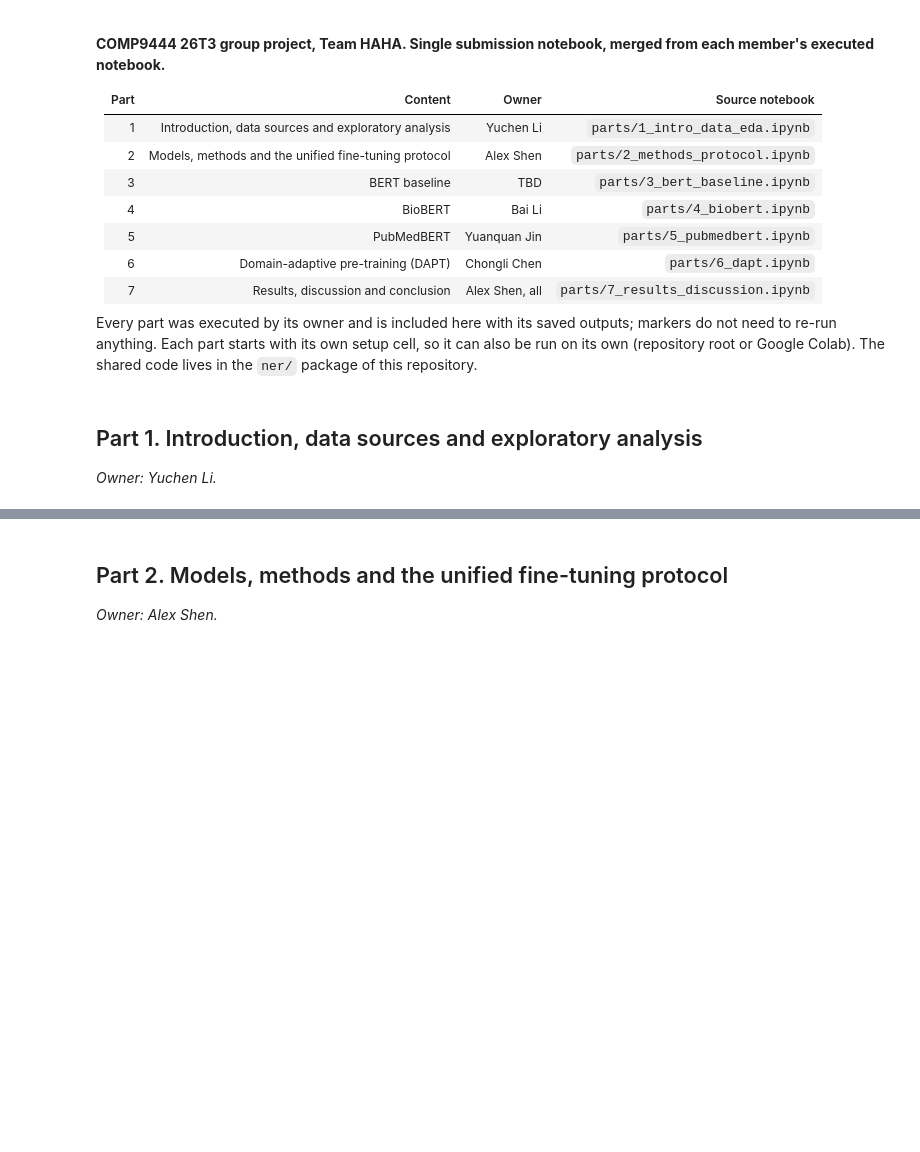
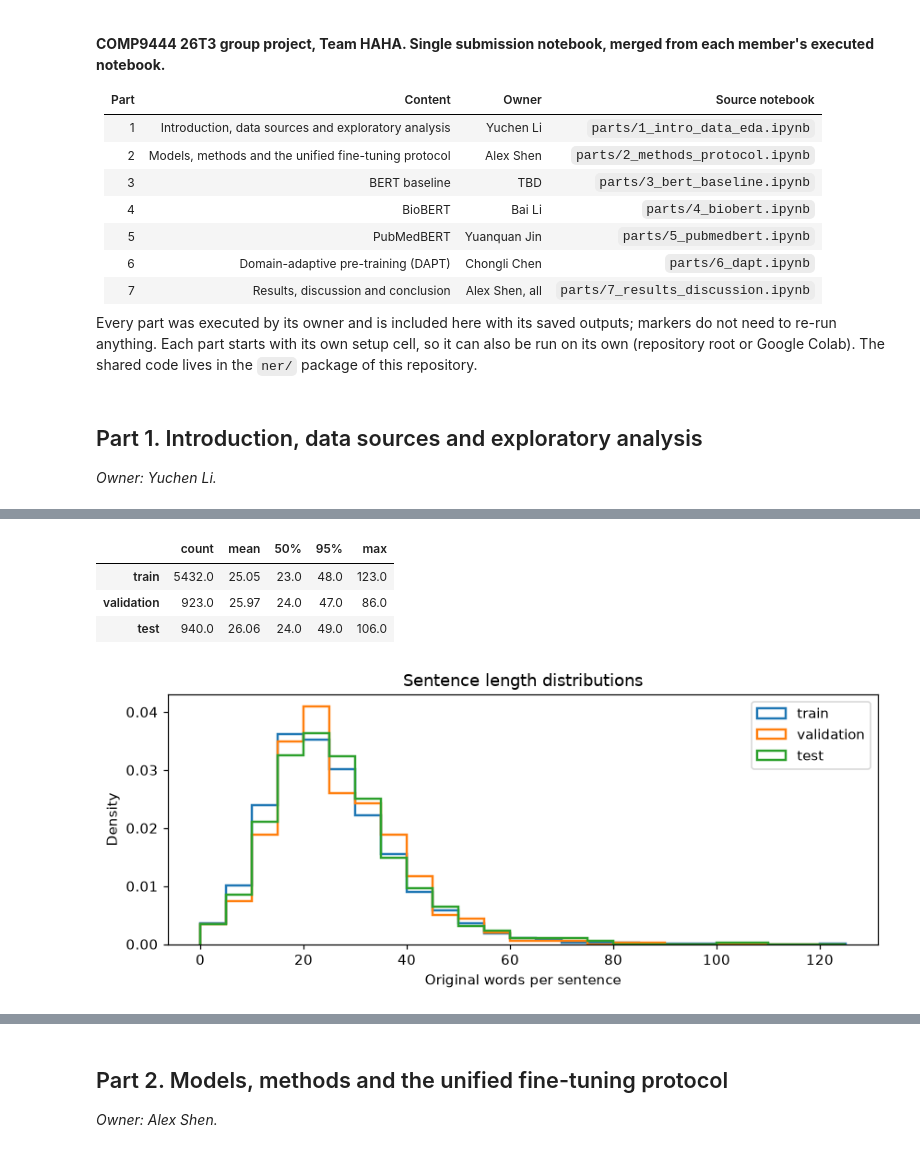
Before and after one commit to lofty14/bert-ner-baseline, a Jupyter notebook: Project13_final.ipynb, the cells around one changed output, grey strips where cells are left out. Cells and saved outputs as stored; diff of their text form; code cells hidden in the pictures; blank space fills up the shorter version.

```diff
--- a/Project13_final.ipynb
+++ b/Project13_final.ipynb
@@ -27,0 +298,24 @@ Every part was executed by its owner and is included here with its saved outputs
+# %%
+sentence_lengths = {
+    split: pd.Series([len(tokens) for tokens, _ in rows], dtype="int64")
+    for split, rows in data_splits.items()
+}
+display(pd.DataFrame({
+    split: values.describe(percentiles=[0.5, 0.95])
+    for split, values in sentence_lengths.items()
+}).T[["count", "mean", "50%", "95%", "max"]].round(2))
+fig, ax = plt.subplots(figsize=(8, 3.4))
+bins = range(0, max(int(v.max()) for v in sentence_lengths.values()) + 6, 5)
+for split, values in sentence_lengths.items():
+    ax.hist(values, bins=bins, histtype="step", density=True, linewidth=1.6, label=split)
+ax.set(xlabel="Original words per sentence", ylabel="Density",
+       title="Sentence length distributions")
+ax.legend()
+fig.tight_layout()
+plt.show()
+# %% [output]
+|  | count | mean | 50% | 95% | max |
+| train | 5432.0 | 25.05 | 23.0 | 48.0 | 123.0 |
+| validation | 923.0 | 25.97 | 24.0 | 47.0 | 86.0 |
+| test | 940.0 | 26.06 | 24.0 | 49.0 | 106.0 |
+[figure, added]
```
Also changed, not shown: parts of 26 cells of this notebook, 1 other file.
